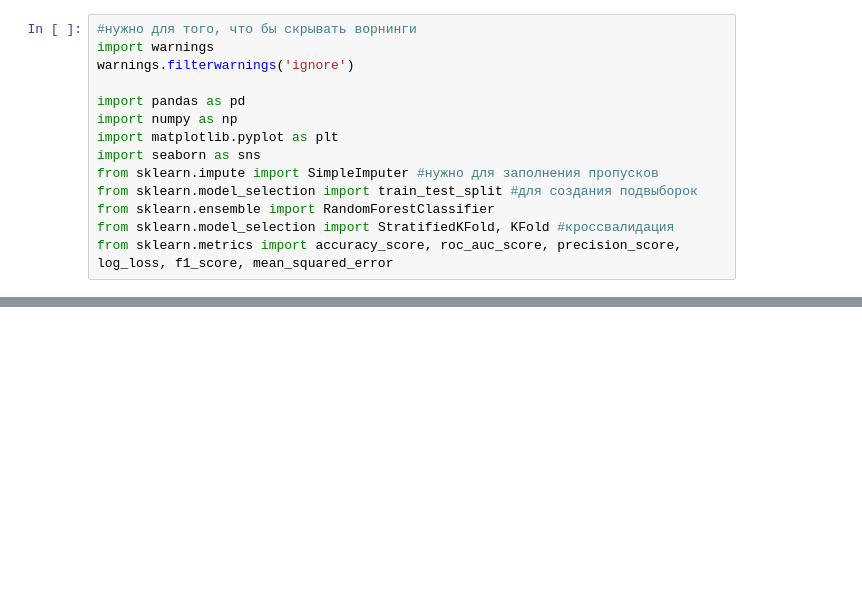
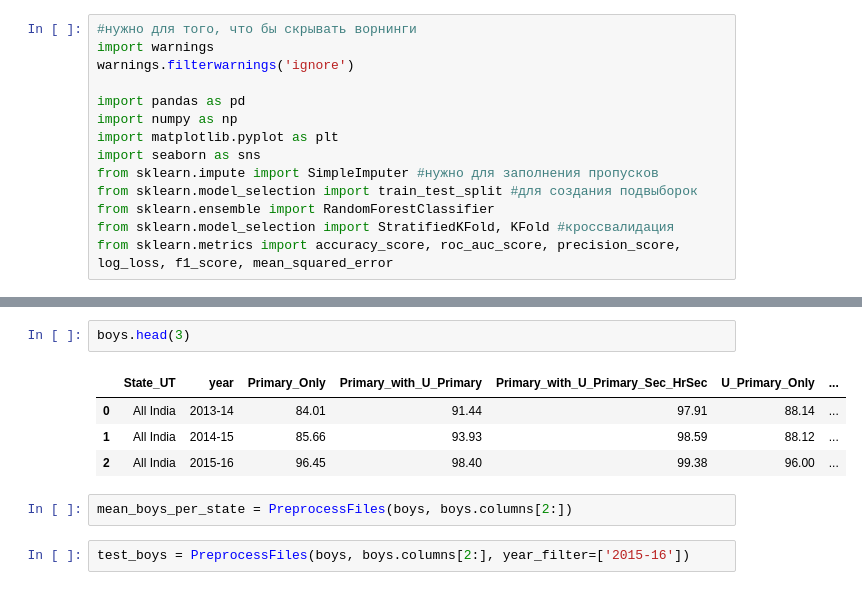
Before and after one commit to TiJeZnaesh/Indian-School-Education-Statistics, a Jupyter notebook: project.ipynb, the cells around one changed output, grey strips where cells are left out. Cells and saved outputs as stored; diff of their text form; blank space fills up the shorter version.

```diff
--- a/project.ipynb
+++ b/project.ipynb
@@ -30,0 +172,11 @@ from sklearn.metrics import accuracy_score, roc_auc_score, precision_score, log_
+# %%
+boys.head(3)
+# %% [output]
+|  | State_UT | year | Primary_Only | Primary_with_U_Primary | Primary_with_U_Primary_Sec_HrSec | U_Primary_Only | ... |
+| 0 | All India | 2013-14 | 84.01 | 91.44 | 97.91 | 88.14 | ... |
+| 1 | All India | 2014-15 | 85.66 | 93.93 | 98.59 | 88.12 | ... |
+| 2 | All India | 2015-16 | 96.45 | 98.40 | 99.38 | 96.00 | ... |
+# %%
+mean_boys_per_state = PreprocessFiles(boys, boys.columns[2:])
+# %%
+test_boys = PreprocessFiles(boys, boys.columns[2:], year_filter=['2015-16'])
```
Also changed, not shown: parts of 66 cells of this notebook.
